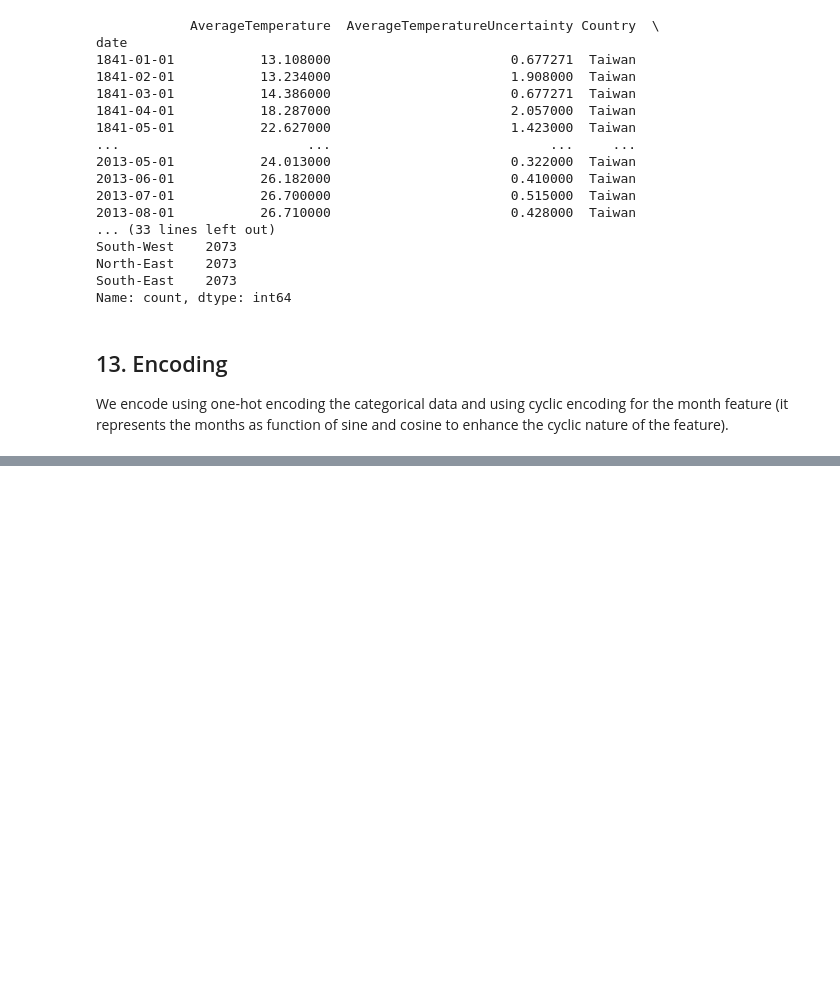
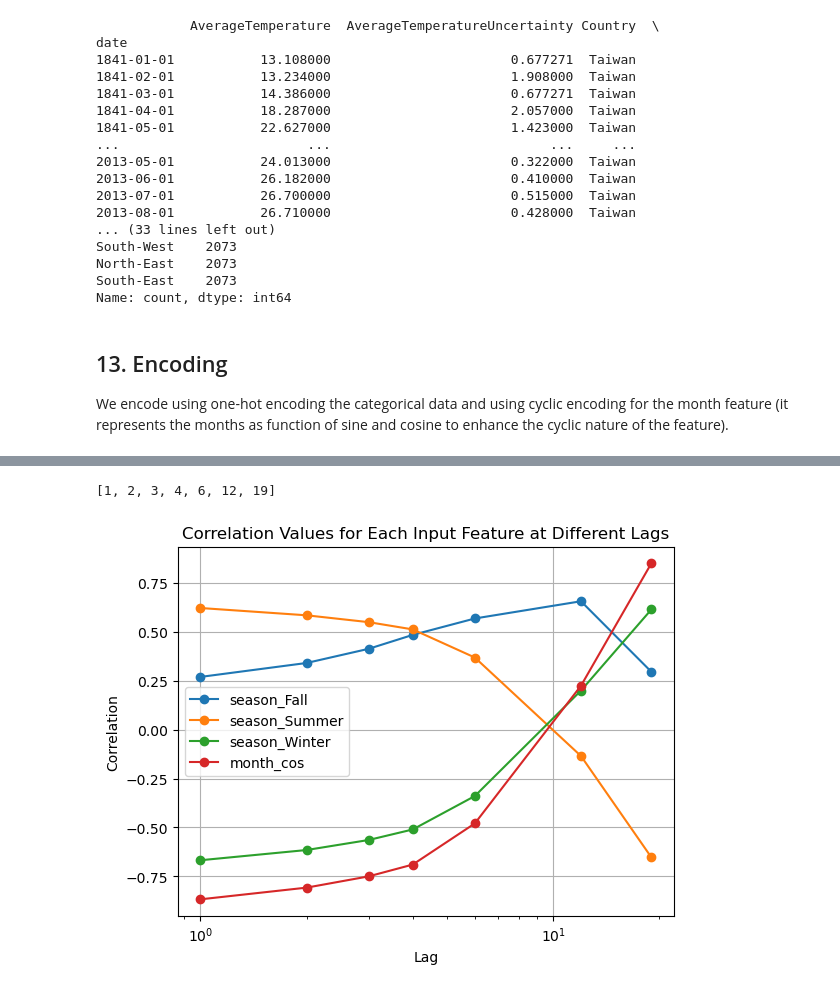
Before and after one commit to raidantimosquitos/taiwan-surface-temperature, a Jupyter notebook: data-summary/data-summary-2.ipynb, the cells around one changed output, grey strips where cells are left out. Cells and saved outputs as stored; diff of their text form; code cells hidden in the pictures; blank space fills up the shorter version.

```diff
--- a/data-summary/data-summary-2.ipynb
+++ b/data-summary/data-summary-2.ipynb
@@ -1036,3 +1069,49 @@ date
+# %%
+import math
+
+def find_factors(n):
+    factors = []
+    for i in range(1, int(math.sqrt(n)) + 1):
+        if n % i == 0:
+            factors.append(i)
+            if i != n // i:
+                factors.append(n // i)
+    return factors
+
+num = (df_final.shape[1]-1)*df_final.shape[0]
+factors_of_num = find_factors(num)
+factors_of_num = [factor for factor in factors_of_num if factor < 24]
+factors_of_num.sort()
+print(factors_of_num)
+# %% [output]
+[1, 2, 3, 4, 6, 12, 19]
+# %%
+# Calculate the correlation between each input feature and the target variable at different lags
+correlation_values = {}
+
+for feature in df_final.columns:
+    if feature != 'AverageTemperature' and feature != 'AverageTemperatureChangeVsLastMonth':
+        correlation_values[feature] = []
+        for lag in factors_of_num:
+            correlation = df_final[feature].corr(df_final['AverageTemperature'].shift(lag))
+            correlation_values[feature].append(correlation)
+
+# Filter out features with low correlation values
+correlation_values = {feature: correlations for feature, correlations in correlation_values.items() if max(correlations) > 0.5}
+
+# Plot the correlation values for each input feature at different lags
+for feature, correlations in correlation_values.items():
+    plt.plot(factors_of_num, correlations, label=feature, marker='o')
+
+plt.xlabel('Lag')
+plt.xscale('log')
+plt.ylabel('Correlation')
+plt.title('Correlation Values for Each Input Feature at Different Lags')
+plt.grid(True)
+plt.legend()
+plt.show()
+# %% [output]
+[figure, added]
 # %%
 test_size = int(0.2*df_final.shape[0])
 split_index = df_final.shape[0] - test_size
```
Also changed, not shown: parts of 6 cells of this notebook, 29 other files.
